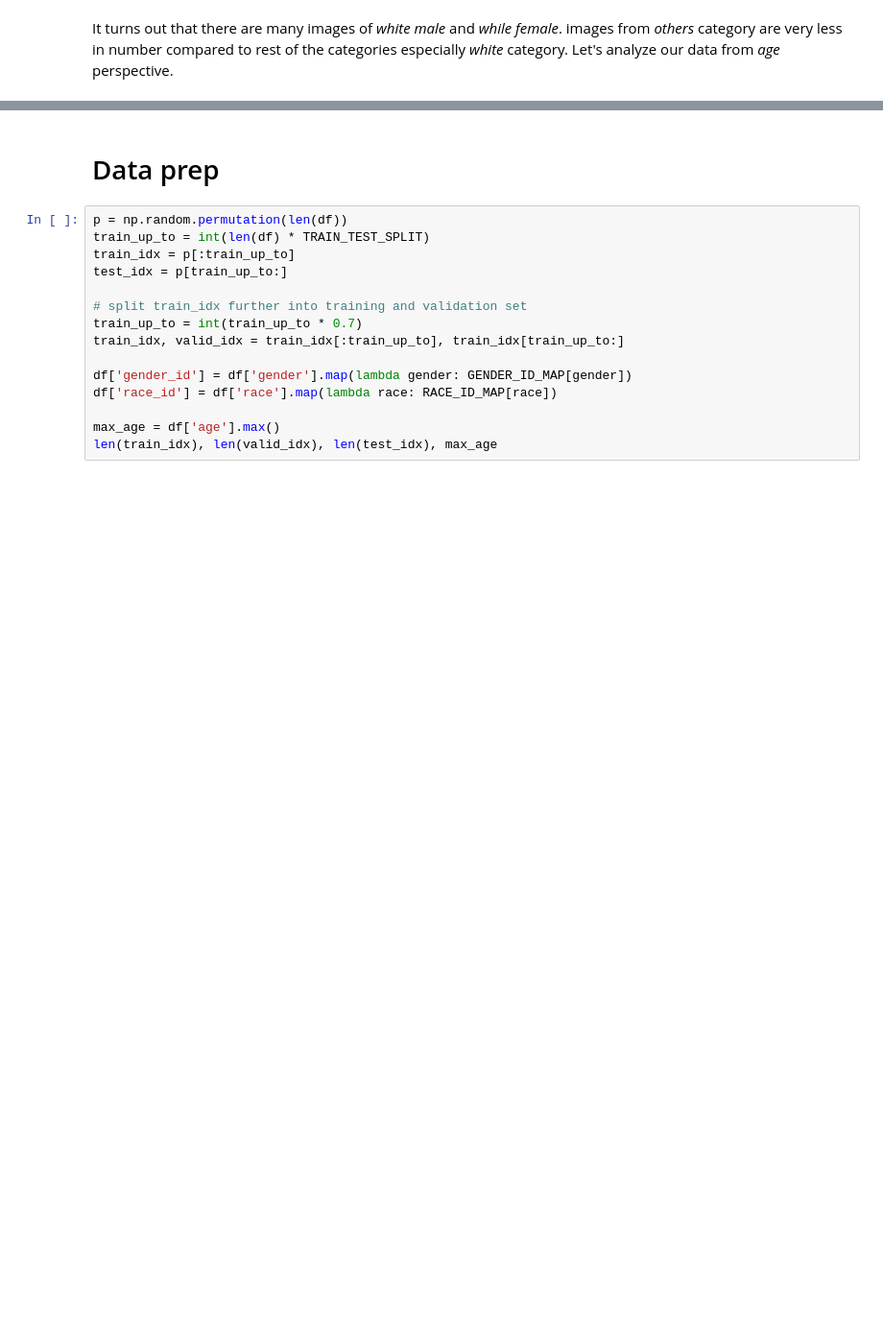
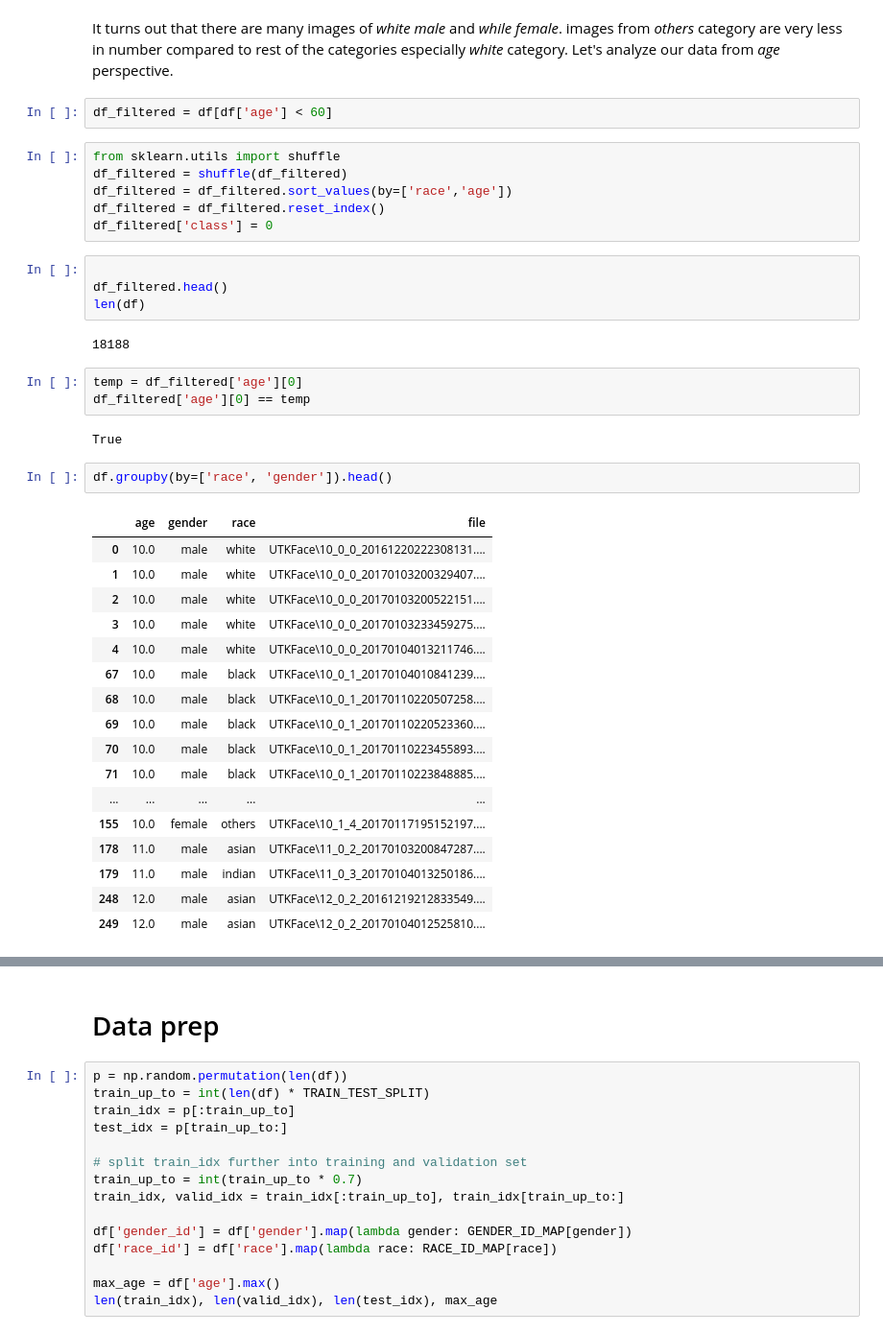
Before and after one commit to OnHoliday/DeepLearning_CNN, a Jupyter notebook: jupyter/notebook.ipynb, the cells around one changed output, grey strips where cells are left out. Shown at 96% size. Saved outputs shown, nothing was run; the diff lists cells and outputs as text; blank space fills up the shorter version.

```diff
--- a/jupyter/notebook.ipynb
+++ b/jupyter/notebook.ipynb
@@ -121,3 +115,42 @@ df.groupby(by=['race', 'gender'])['age'].count().plot(kind='bar')
 # %% [markdown]
 It turns out that there are many images of *white male* and *while female*. images from *others* category are very less in number compared to rest of the categories especially *white* category.
 Let's analyze our data from *age* perspective.
+# %%
+df_filtered = df[df['age'] < 60]
+# %%
+from sklearn.utils import shuffle
+df_filtered = shuffle(df_filtered)
+df_filtered = df_filtered.sort_values(by=['race','age'])
+df_filtered = df_filtered.reset_index()
+df_filtered['class'] = 0
+# %%
+
+df_filtered.head()
+len(df)
+# %% [output]
+18188
+# %%
+temp = df_filtered['age'][0]
+df_filtered['age'][0] == temp
+# %% [output]
+True
+# %%
+df.groupby(by=['race', 'gender']).head()
+# %% [output]
+|  | age | gender | race | file |
+| 0 | 10.0 | male | white | UTKFace\10_0_0_20161220222308131.... |
+| 1 | 10.0 | male | white | UTKFace\10_0_0_20170103200329407.... |
+| 2 | 10.0 | male | white | UTKFace\10_0_0_20170103200522151.... |
+| 3 | 10.0 | male | white | UTKFace\10_0_0_20170103233459275.... |
+| 4 | 10.0 | male | white | UTKFace\10_0_0_20170104013211746.... |
+| 67 | 10.0 | male | black | UTKFace\10_0_1_20170104010841239.... |
+| 68 | 10.0 | male | black | UTKFace\10_0_1_20170110220507258.... |
+| 69 | 10.0 | male | black | UTKFace\10_0_1_20170110220523360.... |
+| 70 | 10.0 | male | black | UTKFace\10_0_1_20170110223455893.... |
+| 71 | 10.0 | male | black | UTKFace\10_0_1_20170110223848885.... |
+| ... | ... | ... | ... | ... |
+| 155 | 10.0 | female | others | UTKFace\10_1_4_20170117195152197.... |
+| 178 | 11.0 | male | asian | UTKFace\11_0_2_20170103200847287.... |
+| 179 | 11.0 | male | indian | UTKFace\11_0_3_20170104013250186.... |
+| 248 | 12.0 | male | asian | UTKFace\12_0_2_20161219212833549.... |
+| 249 | 12.0 | male | asian | UTKFace\12_0_2_20170104012525810.... |
```
Also changed, not shown: parts of 21 cells of this notebook, 3 other files.
